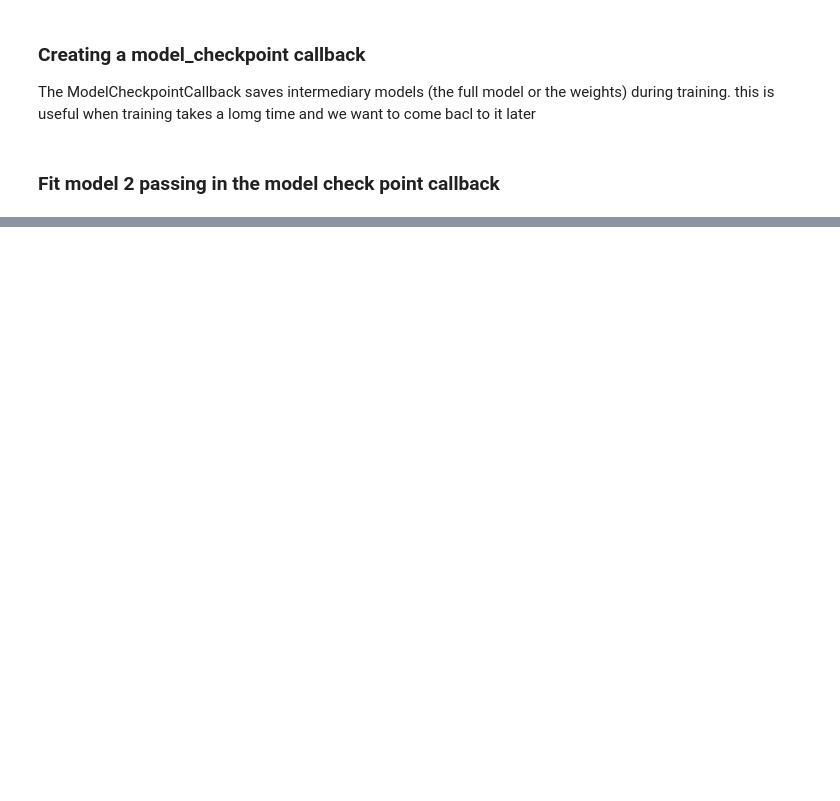
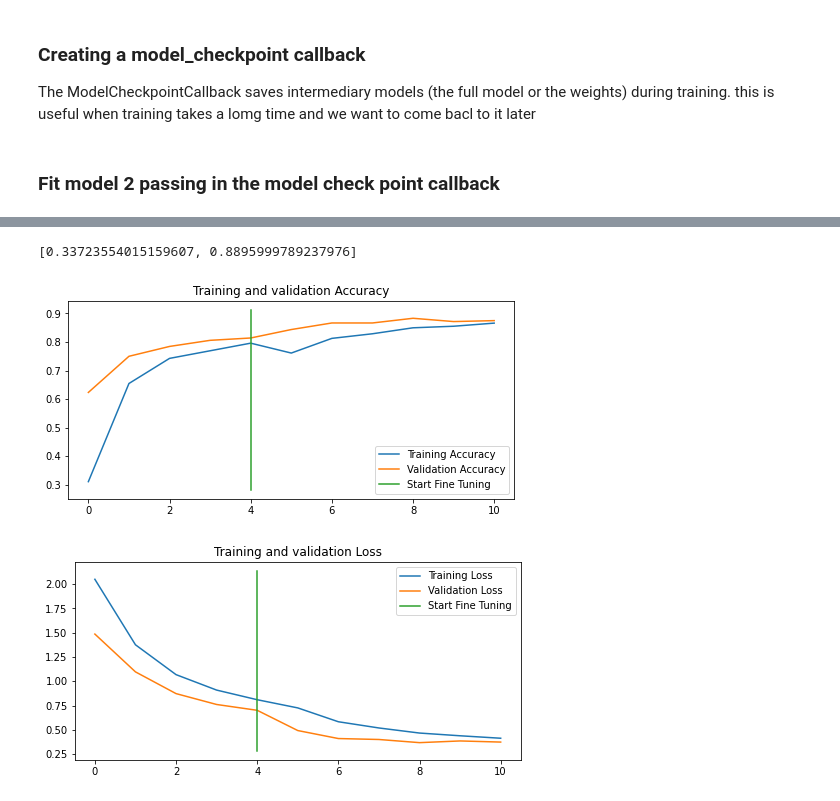
Before and after one commit to shashwat9kumar/ML-And-DataScience, a Jupyter notebook: Tensorflow/05_transfer_learning_with_tensorflow_part_2_fine_tuning.ipynb, the cells around one changed output, grey strips where cells are left out. Cells and saved outputs as stored; diff of their text form; code cells hidden in the pictures; blank space fills up the shorter version.

```diff
--- a/Tensorflow/05_transfer_learning_with_tensorflow_part_2_fine_tuning.ipynb
+++ b/Tensorflow/05_transfer_learning_with_tensorflow_part_2_fine_tuning.ipynb
@@ -838,0 +1140,12 @@ plot_loss_curves(history_10_percent_data_aug)
+# %%
+# Set up data inputs
+import tensorflow as tf
+
+IMG_SIZE=(224,224)
+train_data_10_classes_full = tf.keras.preprocessing.image_dataset_from_directory(train_dir_all_data,
+                                                                                 image_size=IMG_SIZE,
+                                                                                 label_mode='categorical')
+
+test_data = tf.keras.preprocessing.image_dataset_from_directory(test_dir_all_data,
+                                                                image_size=IMG_SIZE,
+                                                                label_mode="categorical")
@@ -838,0 +1171,5 @@ plot_loss_curves(history_10_percent_data_aug)
+# %%
+# Load weights from checkpoint, that way we can fine-tune from the
+# same stage as the 10-percent data model was fine tuned from
+
+model_2.load_weights(checkpoint_path)
@@ -838,0 +1228,16 @@ plot_loss_curves(history_10_percent_data_aug)
+# %%
+# Compile the model
+model_2.compile(loss="categorical_crossentropy",
+                optimizer=tf.keras.optimizers.Adam(learning_rate=0.0001),
+                metrics=["accuracy"])
+# %%
+# Continue to train and fine tune the model to our data (100% of training data)
+fine_tune_epochs = initial_epochs + 5
+history_fine_10_classes_full = model_2.fit(train_data_10_classes_full,
+                                           epochs=fine_tune_epochs,
+                                           steps_per_epoch=len(train_data_10_classes_full),
+                                           validation_data=test_data,
+                                           validation_steps=int(0.25 * len(test_data)),
+                                           initial_epoch = history_10_percent_data_aug.epoch[-1],
+                                           callbacks=[create_tensorboard_callback(dir_name="transfer_learning",
+                                                                                  experiment_name="full_10_classes_fine_tune_last_10")])
@@ -838,0 +1264,11 @@ plot_loss_curves(history_10_percent_data_aug)
+# %%
+results_fine_tune_full_data
+# %% [output]
+[0.33723554015159607, 0.8895999789237976]
+# %%
+# How did fine tuning go with more data
+compare_histories(original_history=history_10_percent_data_aug,
+                  new_history=history_fine_10_classes_full)
+# %% [output]
+[figure, added]
+[figure, added]
```
Also changed, not shown: parts of 72 cells of this notebook.
